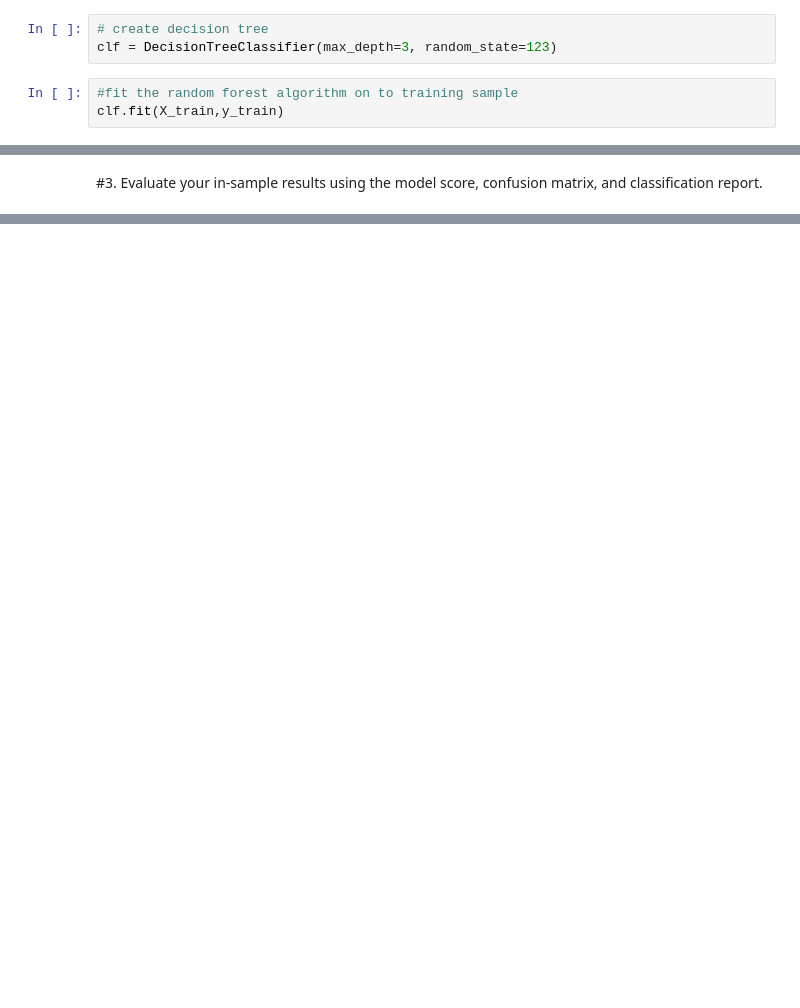
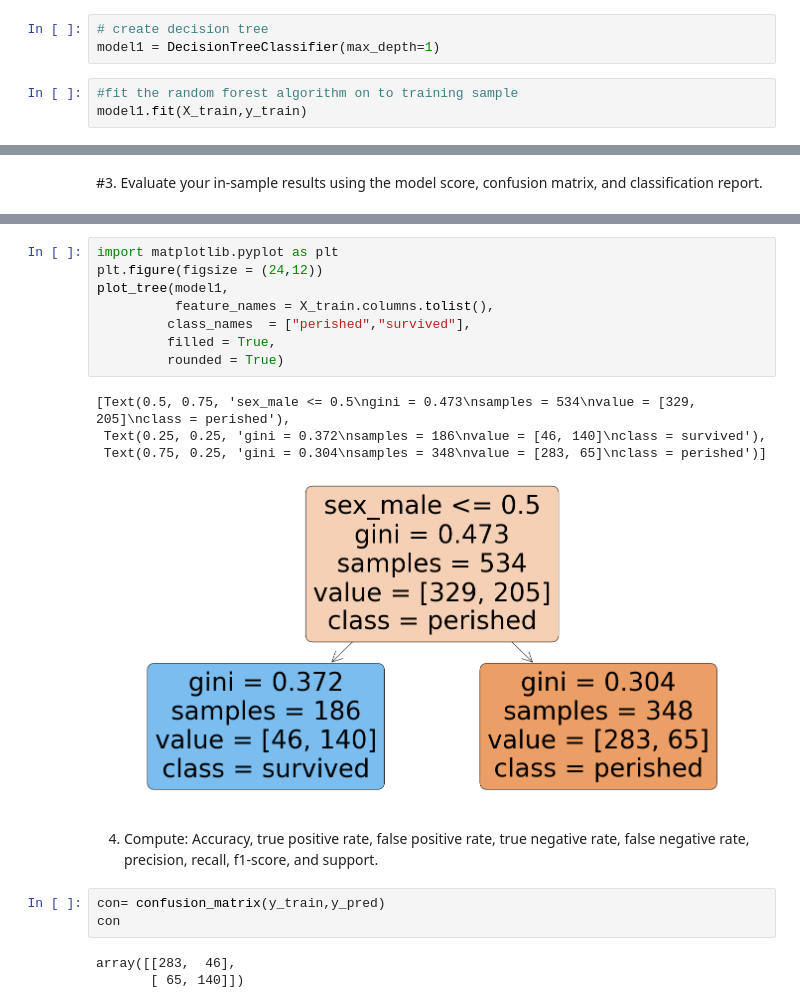
Before and after one commit to rajeshlamichhane04/classification_exercises, a Jupyter notebook: model.ipynb, the cells around one changed output, grey strips where cells are left out. Drawn from its saved outputs; the diff is of its cells as text; blank space fills up the shorter version.

Commit message:
decision tree exercise

```diff
--- a/model.ipynb
+++ b/model.ipynb
@@ -100,8 +102,8 @@ baseline accuracy is the percent value of baseline model here which is 61.61% he
 2. Fit the decision tree classifier to your training sample and transform (i.e. make predictions on the training sample)
 # %%
 # create decision tree
-clf = DecisionTreeClassifier(max_depth=3, random_state=123)
+model1 = DecisionTreeClassifier(max_depth=1)
 # %%
 #fit the random forest algorithm on to training sample
-clf.fit(X_train,y_train)
+model1.fit(X_train,y_train)
 # %% [output]
@@ -144,0 +171,21 @@ array([[0.90322581, 0.09677419],
+# %%
+import matplotlib.pyplot as plt
+plt.figure(figsize = (24,12))
+plot_tree(model1,
+          feature_names = X_train.columns.tolist(),
+         class_names  = ["perished","survived"],
+         filled = True,
+         rounded = True)
+# %% [output]
+[Text(0.5, 0.75, 'sex_male <= 0.5\ngini = 0.473\nsamples = 534\nvalue = [329, 205]\nclass = perished'),
+ Text(0.25, 0.25, 'gini = 0.372\nsamples = 186\nvalue = [46, 140]\nclass = survived'),
+ Text(0.75, 0.25, 'gini = 0.304\nsamples = 348\nvalue = [283, 65]\nclass = perished')]
+[figure, added]
+# %% [markdown]
+4. Compute: Accuracy, true positive rate, false positive rate, true negative rate, false negative rate, precision, recall, f1-score, and support.
+# %%
+con= confusion_matrix(y_train,y_pred)
+con
+# %% [output]
+array([[283,  46],
+       [ 65, 140]])
```
Also changed, not shown: parts of 67 cells of this notebook.
